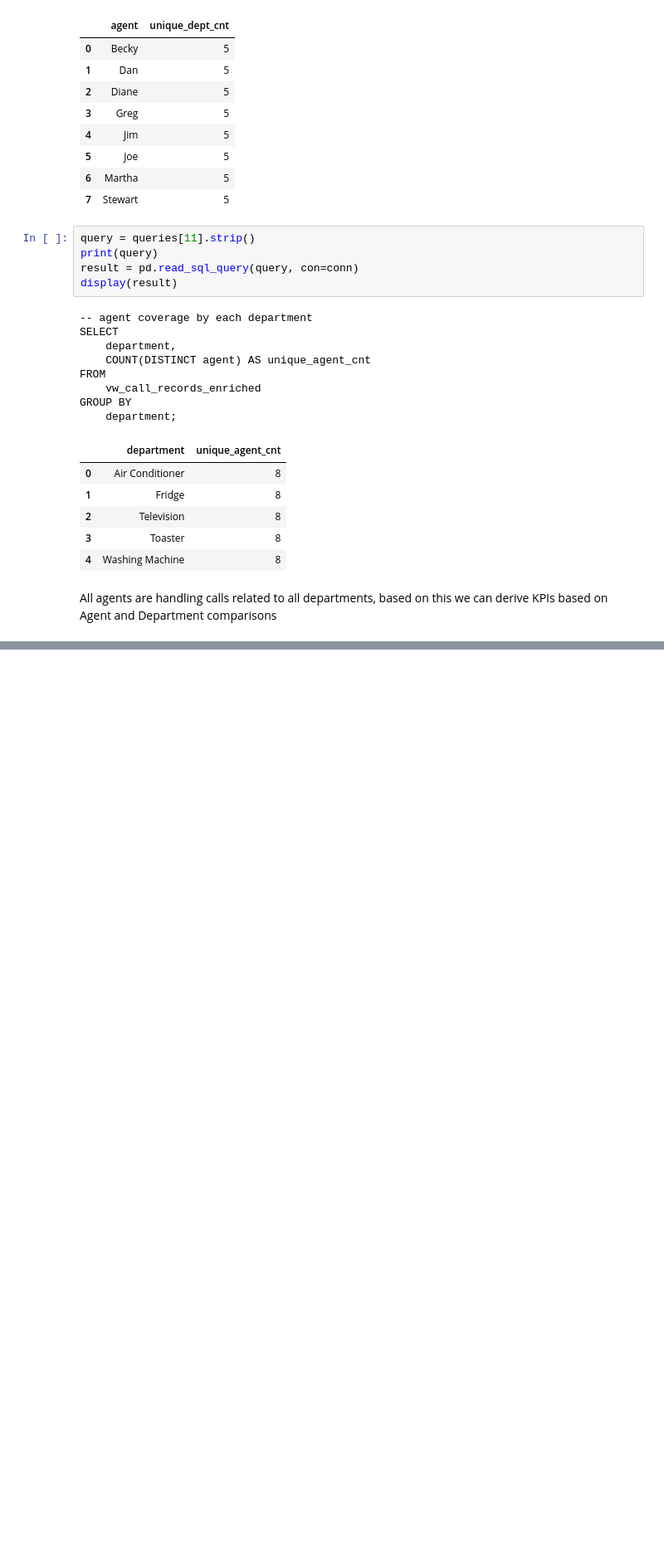
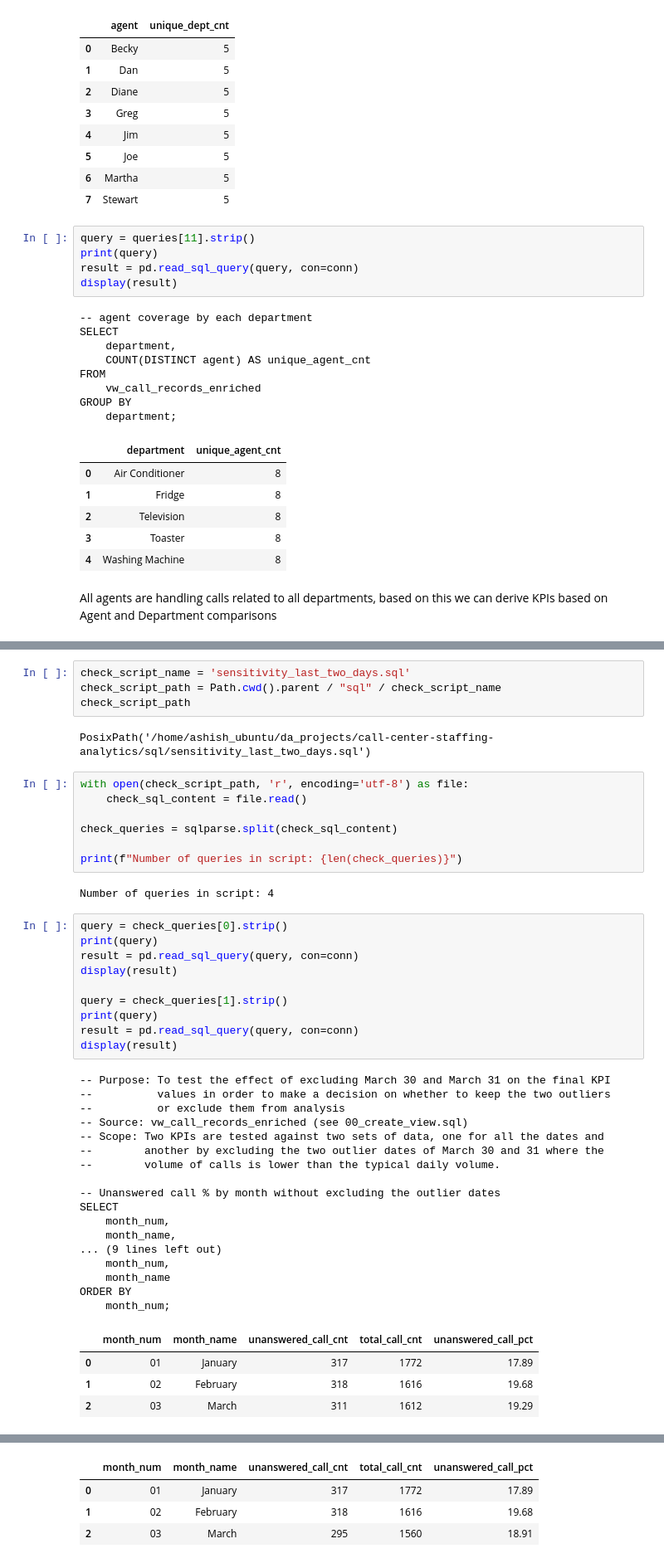
Before and after one commit to Ashish-Krishna-K/call-center-staffing-analytics, a Jupyter notebook: notebooks/02_exploratory_checks.ipynb, the cells around one changed output, grey strips where cells are left out. Shown at 83% size. Cells and saved outputs as stored; diff of their text form; blank space fills up the shorter version.

Commit message:
Adds the sensitivity check outputs and the decisions made through the checks

```diff
--- a/notebooks/02_exploratory_checks.ipynb
+++ b/notebooks/02_exploratory_checks.ipynb
@@ -348,0 +353,47 @@ conn.close()
+# %%
+check_script_name = 'sensitivity_last_two_days.sql'
+check_script_path = Path.cwd().parent / "sql" / check_script_name
+check_script_path
+# %% [output]
+PosixPath('/home/ashish_ubuntu/da_projects/call-center-staffing-analytics/sql/sensitivity_last_two_days.sql')
+# %%
+with open(check_script_path, 'r', encoding='utf-8') as file:
+    check_sql_content = file.read()
+
+check_queries = sqlparse.split(check_sql_content)
+
+print(f"Number of queries in script: {len(check_queries)}")
+# %% [output]
+Number of queries in script: 4
+# %%
+query = check_queries[0].strip()
+print(query)
+result = pd.read_sql_query(query, con=conn)
+display(result)
+
+query = check_queries[1].strip()
+print(query)
+result = pd.read_sql_query(query, con=conn)
+display(result)
+# %% [output]
+-- Purpose: To test the effect of excluding March 30 and March 31 on the final KPI
+--          values in order to make a decision on whether to keep the two outliers
+--          or exclude them from analysis
+-- Source: vw_call_records_enriched (see 00_create_view.sql)
+-- Scope: Two KPIs are tested against two sets of data, one for all the dates and
+--        another by excluding the two outlier dates of March 30 and 31 where the
+--        volume of calls is lower than the typical daily volume.
+
+-- Unanswered call % by month without excluding the outlier dates
+SELECT
+    month_num,
+    month_name,
+... (9 lines left out)
+    month_num,
+    month_name
+ORDER BY
+    month_num;
+|  | month_num | month_name | unanswered_call_cnt | total_call_cnt | unanswered_call_pct |
+| 0 | 01 | January | 317 | 1772 | 17.89 |
+| 1 | 02 | February | 318 | 1616 | 19.68 |
+| 2 | 03 | March | 311 | 1612 | 19.29 |
@@ -348,0 +419,4 @@ conn.close()
+|  | month_num | month_name | unanswered_call_cnt | total_call_cnt | unanswered_call_pct |
+| 0 | 01 | January | 317 | 1772 | 17.89 |
+| 1 | 02 | February | 318 | 1616 | 19.68 |
+| 2 | 03 | March | 295 | 1560 | 18.91 |
```
Also changed, not shown: parts of 9 cells of this notebook.
